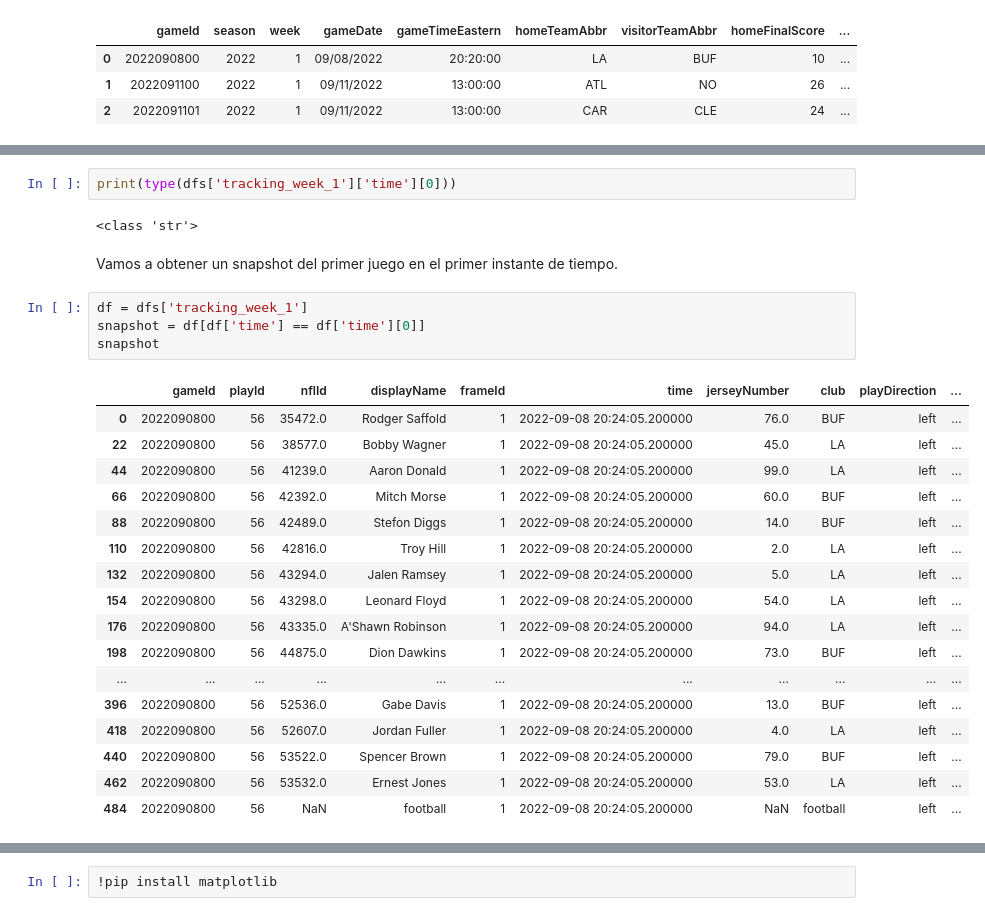
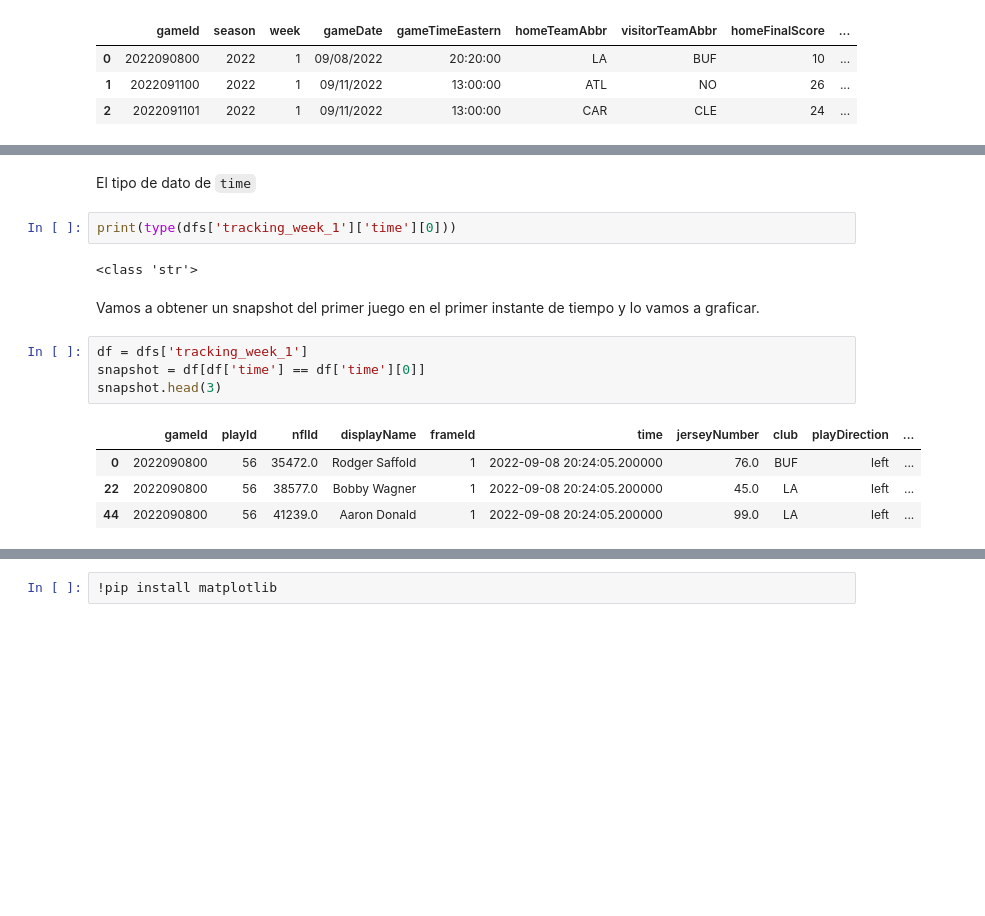
Before and after one commit to Alf-caput/NFL2022_TacklePredictNN, a Jupyter notebook: Practica_final.ipynb, the cells around one changed output, grey strips where cells are left out. Drawn from its saved outputs; the diff is of its cells as text; blank space fills up the shorter version.

```diff
--- a/Practica_final.ipynb
+++ b/Practica_final.ipynb
@@ -124,28 +124,17 @@ df[df['gameId'] == game_ids[0]]
+# %% [markdown]
+El tipo de dato de `time`
 # %%
 print(type(dfs['tracking_week_1']['time'][0]))
 # %% [output]
 <class 'str'>
 # %% [markdown]
-Vamos a obtener un snapshot del primer juego en el primer instante de tiempo.
+Vamos a obtener un snapshot del primer juego en el primer instante de tiempo y lo vamos a graficar.
 # %%
 df = dfs['tracking_week_1']
 snapshot = df[df['time'] == df['time'][0]]
-snapshot
+snapshot.head(3)
 # %% [output]
 |  | gameId | playId | nflId | displayName | frameId | time | jerseyNumber | club | playDirection | ... |
 | 0 | 2022090800 | 56 | 35472.0 | Rodger Saffold | 1 | 2022-09-08 20:24:05.200000 | 76.0 | BUF | left | ... |
 | 22 | 2022090800 | 56 | 38577.0 | Bobby Wagner | 1 | 2022-09-08 20:24:05.200000 | 45.0 | LA | left | ... |
 | 44 | 2022090800 | 56 | 41239.0 | Aaron Donald | 1 | 2022-09-08 20:24:05.200000 | 99.0 | LA | left | ... |
-| 66 | 2022090800 | 56 | 42392.0 | Mitch Morse | 1 | 2022-09-08 20:24:05.200000 | 60.0 | BUF | left | ... |
-| 88 | 2022090800 | 56 | 42489.0 | Stefon Diggs | 1 | 2022-09-08 20:24:05.200000 | 14.0 | BUF | left | ... |
-| 110 | 2022090800 | 56 | 42816.0 | Troy Hill | 1 | 2022-09-08 20:24:05.200000 | 2.0 | LA | left | ... |
-| 132 | 2022090800 | 56 | 43294.0 | Jalen Ramsey | 1 | 2022-09-08 20:24:05.200000 | 5.0 | LA | left | ... |
-| 154 | 2022090800 | 56 | 43298.0 | Leonard Floyd | 1 | 2022-09-08 20:24:05.200000 | 54.0 | LA | left | ... |
-| 176 | 2022090800 | 56 | 43335.0 | A'Shawn Robinson | 1 | 2022-09-08 20:24:05.200000 | 94.0 | LA | left | ... |
-| 198 | 2022090800 | 56 | 44875.0 | Dion Dawkins | 1 | 2022-09-08 20:24:05.200000 | 73.0 | BUF | left | ... |
-| ... | ... | ... | ... | ... | ... | ... | ... | ... | ... | ... |
-| 396 | 2022090800 | 56 | 52536.0 | Gabe Davis | 1 | 2022-09-08 20:24:05.200000 | 13.0 | BUF | left | ... |
-| 418 | 2022090800 | 56 | 52607.0 | Jordan Fuller | 1 | 2022-09-08 20:24:05.200000 | 4.0 | LA | left | ... |
-| 440 | 2022090800 | 56 | 53522.0 | Spencer Brown | 1 | 2022-09-08 20:24:05.200000 | 79.0 | BUF | left | ... |
-| 462 | 2022090800 | 56 | 53532.0 | Ernest Jones | 1 | 2022-09-08 20:24:05.200000 | 53.0 | LA | left | ... |
-| 484 | 2022090800 | 56 | NaN | football | 1 | 2022-09-08 20:24:05.200000 | NaN | football | left | ... |
```
Also changed, not shown: parts of 27 cells of this notebook.
